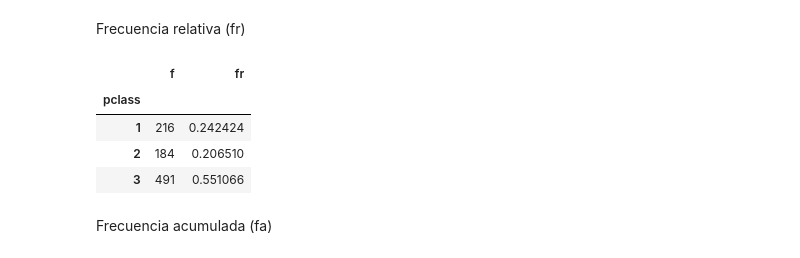
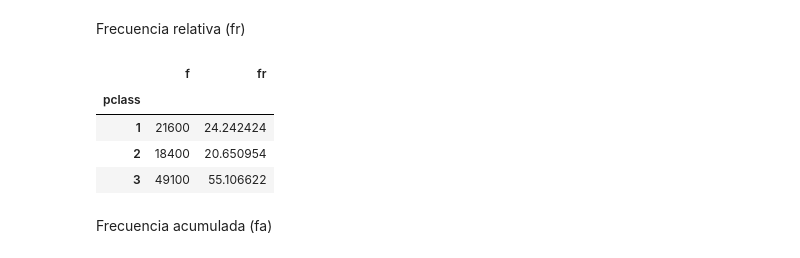
Before and after one commit to yuri19762008/000_ANALISTA_DATOS, a Jupyter notebook: Bootcamp-main/Modulo4/Leccion2/M4_AE2.ipynb, the cells around one changed output. Saved outputs shown, nothing was run; the diff lists cells and outputs as text; code cells hidden in the pictures.

```diff
--- a/Bootcamp-main/Modulo4/Leccion2/M4_AE2.ipynb
+++ b/Bootcamp-main/Modulo4/Leccion2/M4_AE2.ipynb
@@ -56,13 +68,13 @@ tabla
 Frecuencia relativa (fr)
 # %%
 tabla["fr"] = tabla["f"] / tabla["f"].sum()
-tabla
+tabla*100
 # %% [output]
 |  | f | fr |
 | pclass |  |  |
-| 1 | 216 | 0.242424 |
-| 2 | 184 | 0.206510 |
-| 3 | 491 | 0.551066 |
+| 1 | 21600 | 24.242424 |
+| 2 | 18400 | 20.650954 |
+| 3 | 49100 | 55.106622 |
 # %% [markdown]
 Frecuencia acumulada (fa)
 # %%
```
Also changed, not shown: parts of 4 cells of this notebook.
